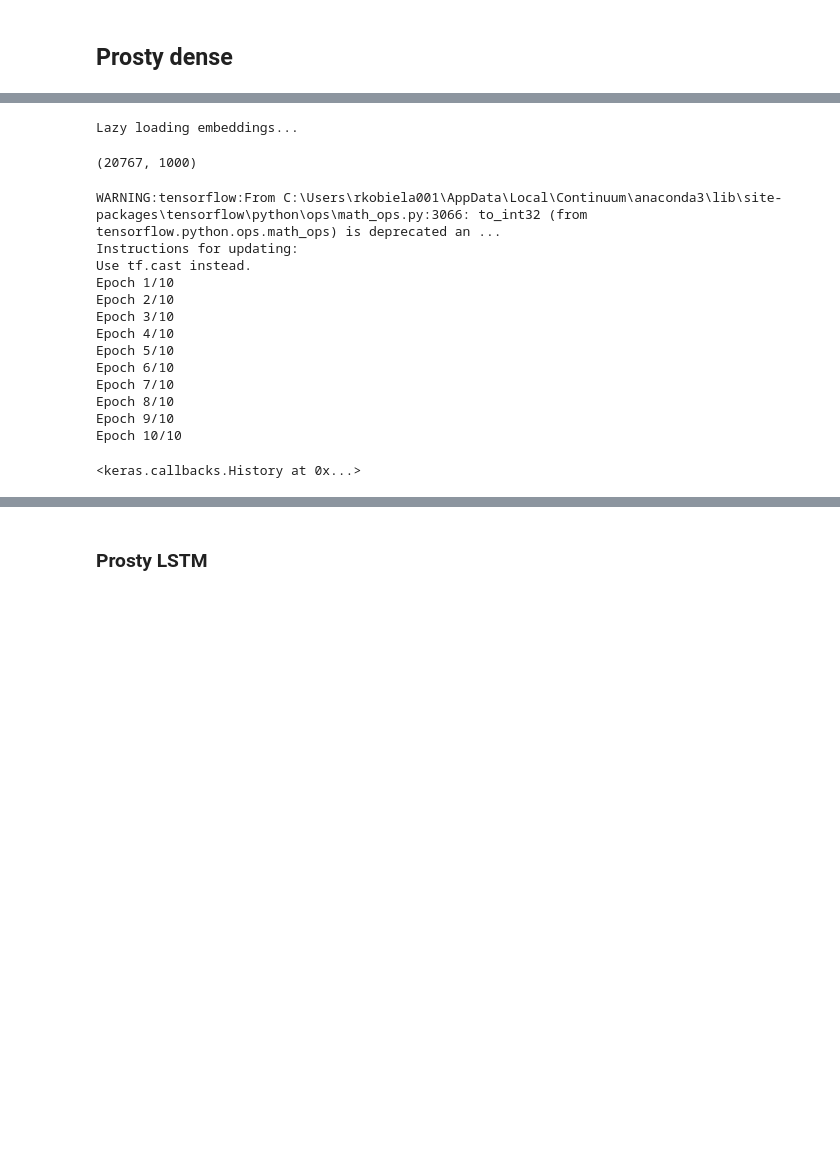
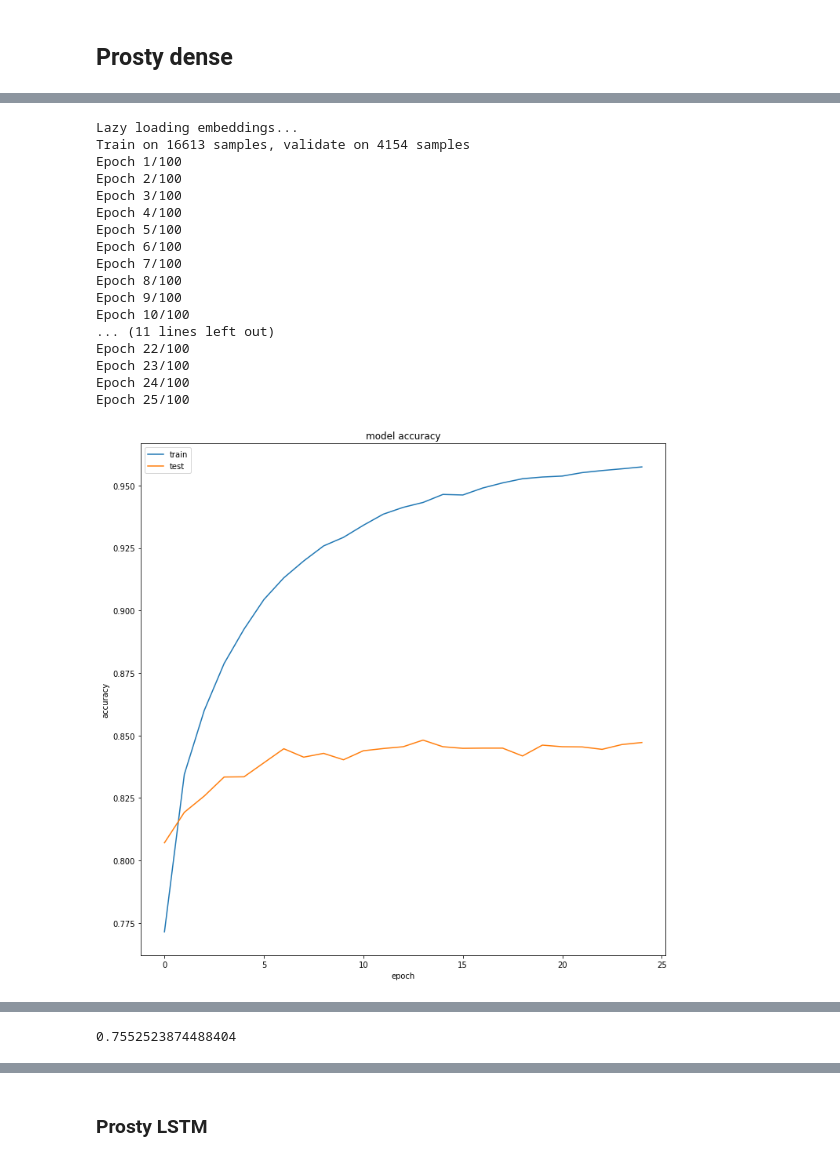
Before and after one commit to asyrofist/SimpleSentimentAnalysis, a Jupyter notebook: notebook_warsztat.ipynb, the cells around one changed output, grey strips where cells are left out. Cells and saved outputs as stored; diff of their text form; code cells hidden in the pictures; blank space fills up the shorter version.

Commit message:
added dense to pipeline

```diff
--- a/notebook_warsztat.ipynb
+++ b/notebook_warsztat.ipynb
@@ -357,15 +357,22 @@ def create_Dense_model():
 
 class NeuralNet(BaseEstimator, ClassifierMixin):
 
-    def __init__(self, model, name='', validation_size=0.2, batchsize = 256, epochs = 10):
+    def __init__(self, model, name='', validation_size=0.2, batchsize = 256, epochs = 10, kind=None, shape=None, patience=2):
         self.model = model
         self.model.compile('adam', 'binary_crossentropy', metrics=['accuracy'])
-        self.early_stopping = EarlyStopping(patience=2) # early stopping callback
+        self.early_stopping = EarlyStopping(patience=patience) # early stopping callback
         self.batchsize = batchsize
         self.epochs = epochs
         self.validation_size = validation_size
+        self.kind = kind
+        self.shape = shape
 
     def fit(self, X, y):
+
+        if self.kind == 'dense':
+            X = X.reshape(-1, self.shape)
+        else:
+            pass
 
         history = self.model.fit(X,
                                  y,
@@ -376,6 +383,11 @@ class NeuralNet(BaseEstimator, ClassifierMixin):
         self.history = history
 
     def predict(self, X):
+
+        if self.kind == 'dense':
+            X = X.reshape(-1, self.shape)
+        else:
+            pass
         return self.model.predict(X)
 # %%
 def get_accuracy_score(estimator):
@@ -394,4 +397,0 @@ fsa = FixedSizeArray(100, 10)
-# %%
-a = fsa.transform(x_train)
-# %% [output]
-Lazy loading embeddings...
@@ -400,4 +397,0 @@ a = a.reshape(-1, 10*100)
-# %%
-a.shape
-# %% [output]
-(20767, 1000)
@@ -406,17 +398,28 @@ model_dense.compile('adam', 'binary_crossentropy', metrics=['accuracy'])
-# %%
-model_dense.fit(a, dummy_y_train, epochs = 10)
-# %% [output]
-WARNING:tensorflow:From C:\Users\rkobiela001\AppData\Local\Continuum\anaconda3\lib\site-packages\tensorflow\python\ops\math_ops.py:3066: to_int32 (from tensorflow.python.ops.math_ops) is deprecated an ...
-Instructions for updating:
-Use tf.cast instead.
-Epoch 1/10
-Epoch 2/10
-Epoch 3/10
-Epoch 4/10
-Epoch 5/10
-Epoch 6/10
-Epoch 7/10
-Epoch 8/10
-Epoch 9/10
-Epoch 10/10
-<keras.callbacks.History at 0x...>
+# %%
+model_dense = Pipeline([
+    ('fsa', FixedSizeArray(100,10)),
+    ('nn', NeuralNet(create_Dense_model(), 'simple_Dense', kind='dense', shape=10*100, epochs=100, patience=20)),
+])  # written classes can be used with sklearn Pipeline class
+
+model_dense.fit(x_train, dummy_y_train)
+
+plot_training(model_dense.steps[1][1].history)
+# %% [output]
+Lazy loading embeddings...
+Train on 16613 samples, validate on 4154 samples
+Epoch 1/100
+Epoch 2/100
+Epoch 3/100
+Epoch 4/100
+Epoch 5/100
+Epoch 6/100
+Epoch 7/100
+Epoch 8/100
+Epoch 9/100
+Epoch 10/100
+... (11 lines left out)
+Epoch 22/100
+Epoch 23/100
+Epoch 24/100
+Epoch 25/100
+[figure, added]
@@ -422,0 +427,4 @@ Epoch 10/10
+# %%
+get_accuracy_score(model_dense)
+# %% [output]
+0.7552523874488404
```
Also changed, not shown: parts of 7 cells of this notebook.
